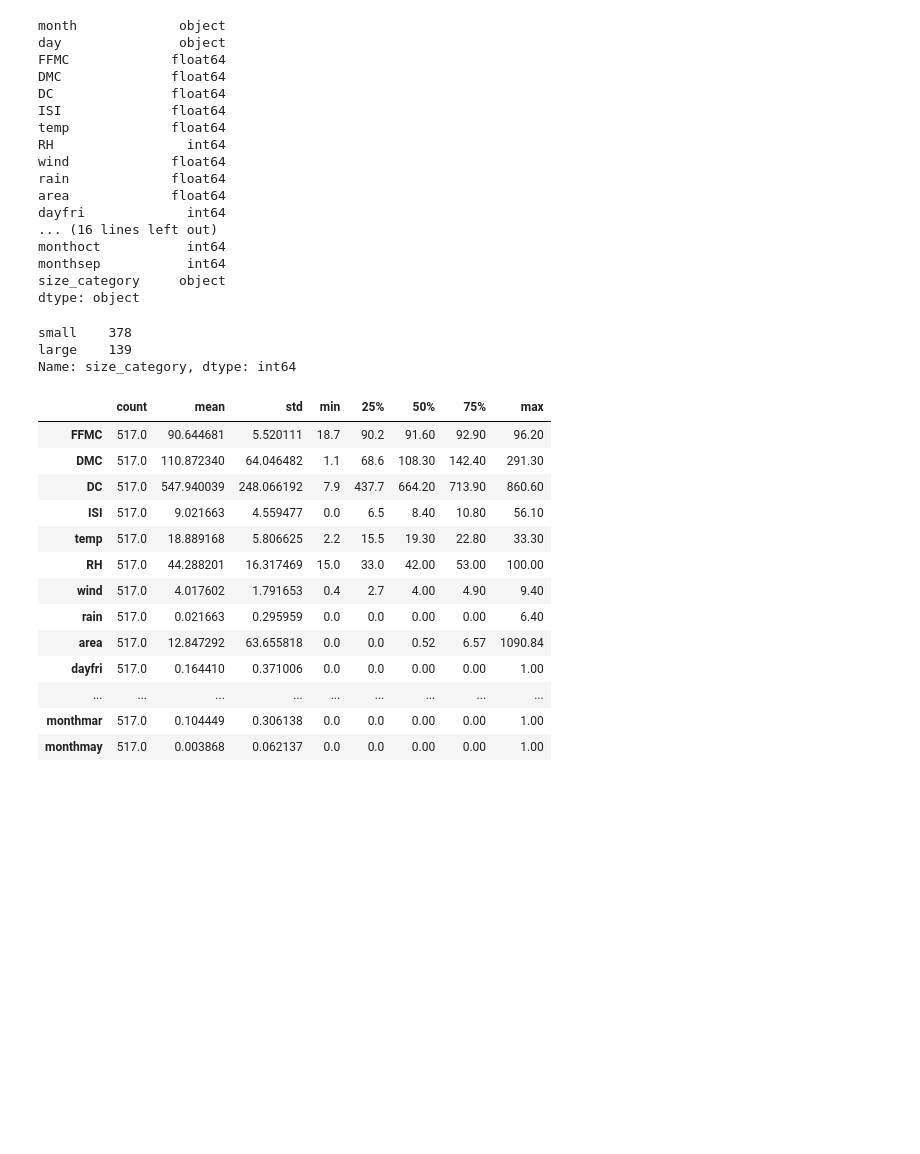
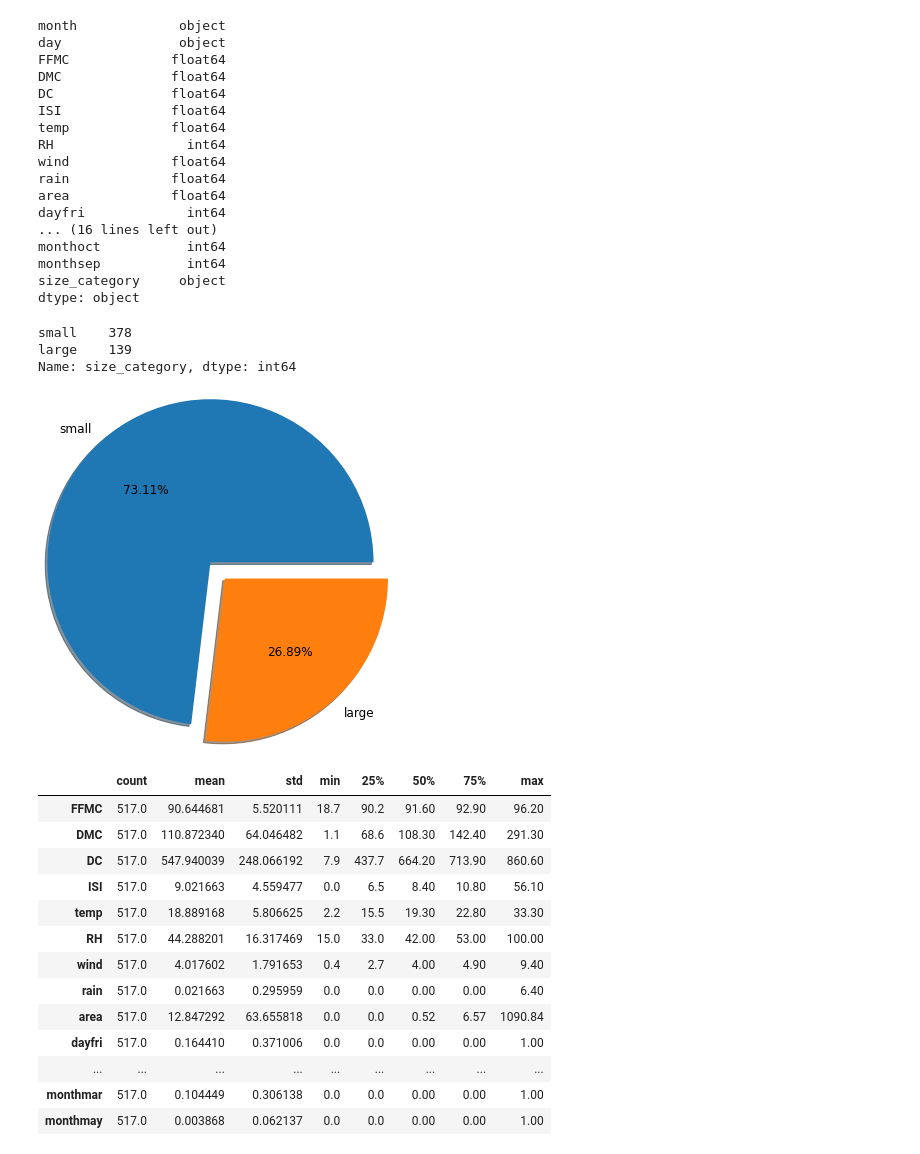
Before and after one commit to shubhammshubs/SVM, a Jupyter notebook: SVM( Forest_fire).ipynb, the cells around one changed output. Drawn from its saved outputs; the diff is of its cells as text; code cells hidden in the pictures; blank space fills up the shorter version.

```diff
--- a/SVM( Forest_fire).ipynb
+++ b/SVM( Forest_fire).ipynb
@@ -91,12 +93,18 @@ monthoct           int64
 monthsep           int64
 size_category     object
 dtype: object
+# %%
+#Target variable
+y_count = forest_fire.size_category.value_counts().reset_index().rename(columns={'index':'size_category', 'size_category':'counts'})
 # %%
+plt.figure(figsize=(10,5))
+plt.pie(forest_fire['size_category'].value_counts(),labels=y_count['size_category'], shadow = True, autopct='%1.2f%%', explode=(0,0.2), radius=1.5, )
 forest_fire['size_category'].value_counts()
 # %% [output]
 small    378
 large    139
 Name: size_category, dtype: int64
+[figure, added]
 # %%
 forest_fire.describe().T
 # %% [output]
```
Also changed, not shown: parts of 17 cells of this notebook.
